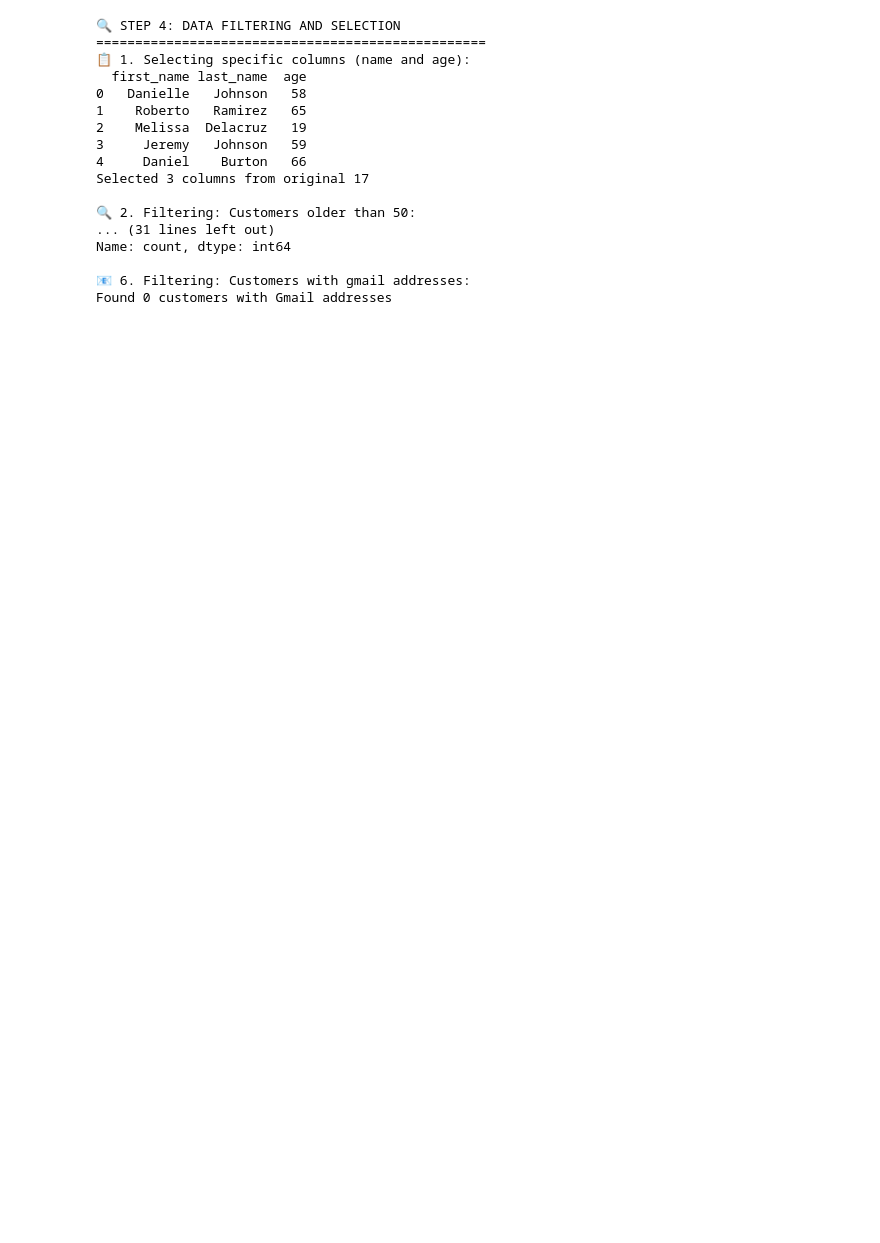
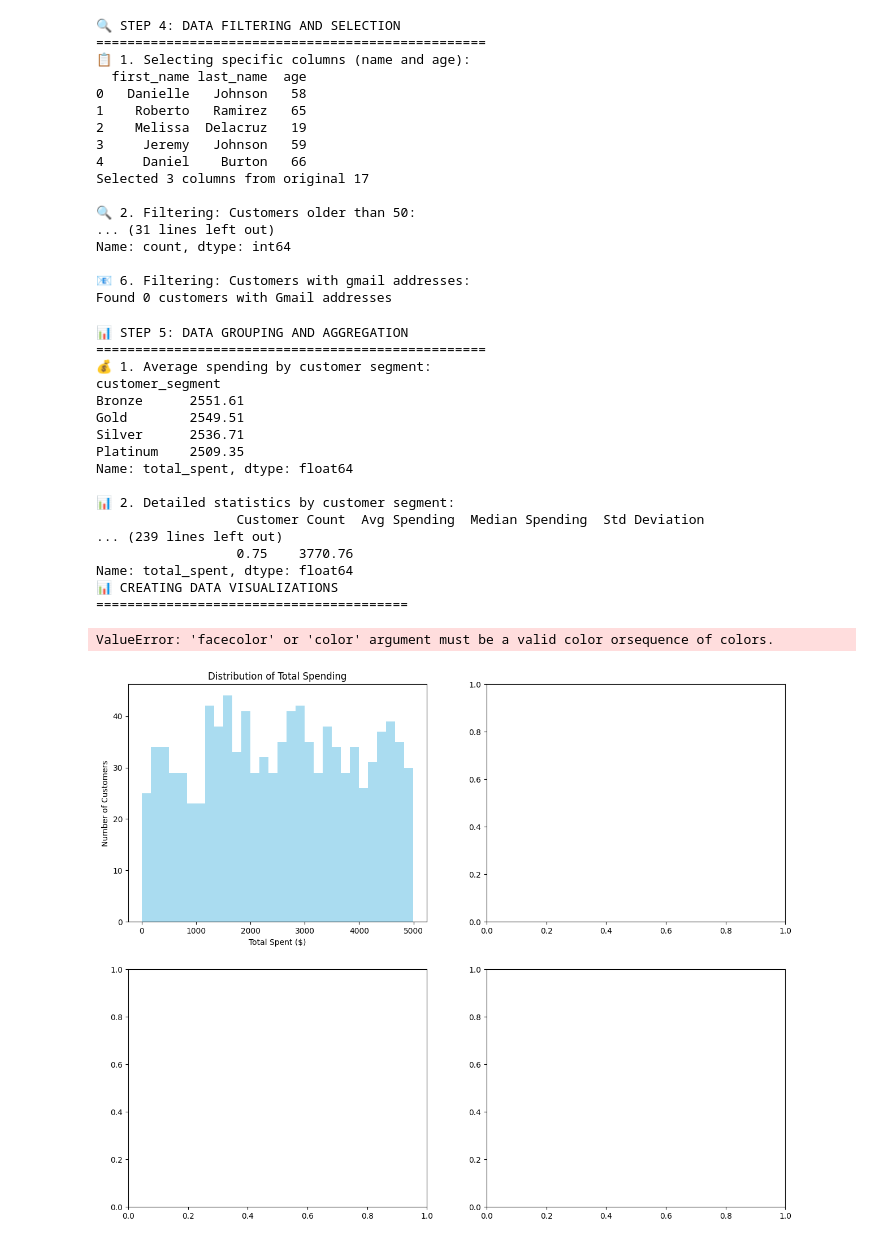
Before and after one commit to bvainrub/data_analyses_1, a Jupyter notebook: csv_analysis_tutorial1.ipynb, the cells around one changed output. Drawn from its saved outputs; the diff is of its cells as text; code cells hidden in the pictures; blank space fills up the shorter version.

```diff
--- a/csv_analysis_tutorial1.ipynb
+++ b/csv_analysis_tutorial1.ipynb
@@ -757,43 +780,50 @@ plt.style.use('default')
 fig, axes = plt.subplots(2, 2, figsize=(15, 12))
 
 # 1. Distribution of total spending
 axes[0, 0].hist(df_transformed['total_spent'], bins=30, alpha=0.7, color='skyblue')
 axes[0, 0].set_title('Distribution of Total Spending')
 axes[0, 0].set_xlabel('Total Spent ($)')
 axes[0, 0].set_ylabel('Number of Customers')
 
 # 2. Average spending by customer segment
 segment_avg = df_transformed.groupby('customer_segment')['total_spent'].mean()
 axes[0, 1].bar(segment_avg.index, segment_avg.values, color=['bronze', 'silver', 'gold', 'purple'])
 axes[0, 1].set_title('Average Spending by Customer Segment')
 axes[0, 1].set_ylabel('Average Spending ($)')
 axes[0, 1].tick_params(axis='x', rotation=45)
 
 # 3. Age distribution
 axes[1, 0].hist(df_transformed['age'], bins=20, alpha=0.7, color='lightgreen')
 axes[1, 0].set_title('Age Distribution')
 axes[1, 0].set_xlabel('Age')
 axes[1, 0].set_ylabel('Number of Customers')
 
 # 4. Customer count by department
 dept_counts = df_transformed['department'].value_counts()
 axes[1, 1].pie(dept_counts.values, labels=dept_counts.index, autopct='%1.1f%%')
 axes[1, 1].set_title('Customer Distribution by Department')
 
 plt.tight_layout()
 plt.show()
 
 print("✅ Visualizations created successfully!")
-
-# CELL 22: Summary and Next Steps
-# ===============================
-"""
-# 🎉 Congratulations! Tutorial Complete!
-
-## What you've accomplished:
-✅ **Data Loading**: Loaded and explored CSV data
-✅ **Quality Assessment**: Checked for missing values and duplicates
-✅ **Statistical Analysis**: Generated descriptive statistics
-✅ **Data Filtering**: Selected and filtered data based on conditions
-✅ **Grouping & Aggregation**: Summarized data by categories
-✅ **Data
+# %% [output]
+📊 STEP 5: DATA GROUPING AND AGGREGATION
+==================================================
+💰 1. Average spending by customer segment:
+customer_segment
+Bronze      2551.61
+Gold        2549.51
+Silver      2536.71
+Platinum    2509.35
+Name: total_spent, dtype: float64
+
+📊 2. Detailed statistics by customer segment:
+                  Customer Count  Avg Spending  Median Spending  Std Deviation
+... (239 lines left out)
+                  0.75    3770.76
+Name: total_spent, dtype: float64
+📊 CREATING DATA VISUALIZATIONS
+========================================
+ValueError: 'facecolor' or 'color' argument must be a valid color orsequence of colors.
+[figure, added]
```
Also changed, not shown: parts of 3 cells of this notebook, 5 other files.
